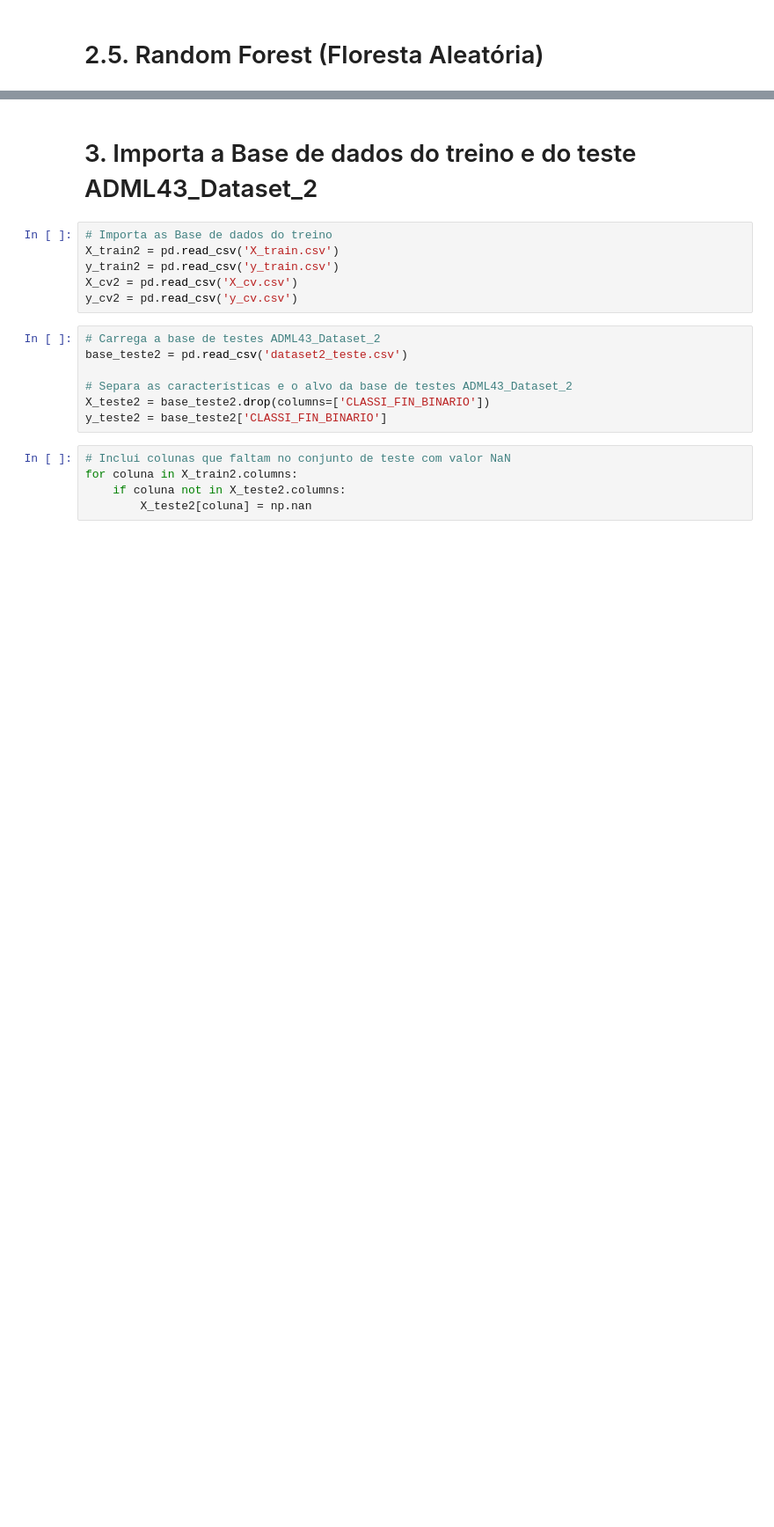
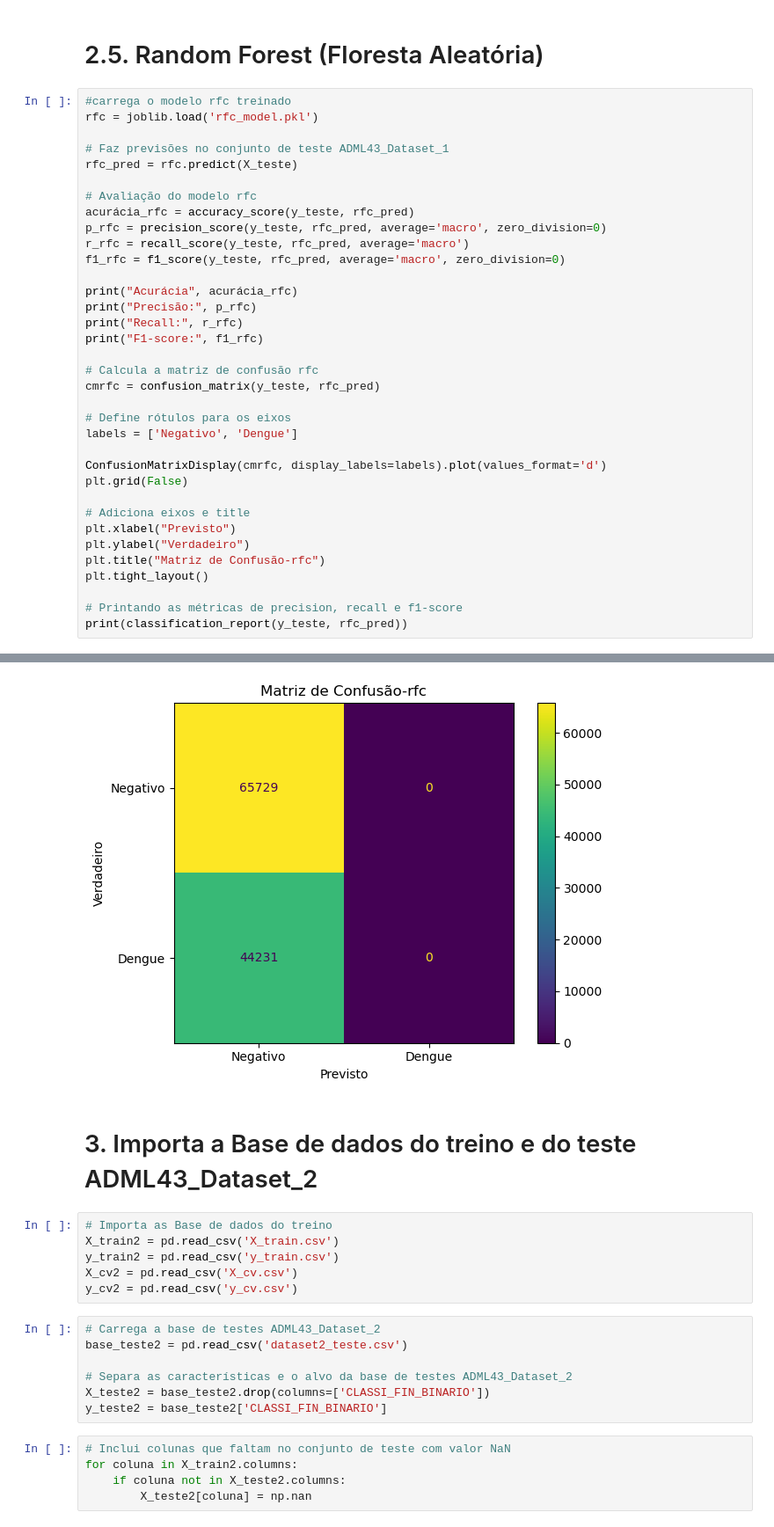
Before and after one commit to filipefreitas011/accsadml43-grupo2-etapaA, a Jupyter notebook: ADML43_Dataset_treino.ipynb, the cells around one changed output, grey strips where cells are left out. Shown at 88% size. Drawn from its saved outputs; the diff is of its cells as text; blank space fills up the shorter version.

```diff
--- a/ADML43_Dataset_treino.ipynb
+++ b/ADML43_Dataset_treino.ipynb
@@ -168,2 +267,38 @@ weighted avg       0.36      0.60      0.45    109960
 # %% [markdown]
 # 2.5. Random Forest (Floresta Aleatória)
+# %%
+#carrega o modelo rfc treinado
+rfc = joblib.load('rfc_model.pkl')
+
+# Faz previsões no conjunto de teste ADML43_Dataset_1
+rfc_pred = rfc.predict(X_teste)
+
+# Avaliação do modelo rfc
+acurácia_rfc = accuracy_score(y_teste, rfc_pred)
+p_rfc = precision_score(y_teste, rfc_pred, average='macro', zero_division=0)
+r_rfc = recall_score(y_teste, rfc_pred, average='macro')
+f1_rfc = f1_score(y_teste, rfc_pred, average='macro', zero_division=0)
+
+print("Acurácia", acurácia_rfc)
+print("Precisão:", p_rfc)
+print("Recall:", r_rfc)
+print("F1-score:", f1_rfc)
+
+# Calcula a matriz de confusão rfc
+cmrfc = confusion_matrix(y_teste, rfc_pred)
+
+# Define rótulos para os eixos
+labels = ['Negativo', 'Dengue']
+
+ConfusionMatrixDisplay(cmrfc, display_labels=labels).plot(values_format='d')
+plt.grid(False)
+
+# Adiciona eixos e title
+plt.xlabel("Previsto")
+plt.ylabel("Verdadeiro")
+plt.title("Matriz de Confusão-rfc")
+plt.tight_layout()
+
+# Printando as métricas de precision, recall e f1-score
+print(classification_report(y_teste, rfc_pred))
+# %% [output]
@@ -170,3 +317,4 @@ weighted avg       0.36      0.60      0.45    109960
+[figure, added]
 # %% [markdown]
 # 3. Importa a Base de dados do treino e do teste ADML43_Dataset_2
 # %%
```
Also changed, not shown: parts of 11 cells of this notebook, 5 other files.
